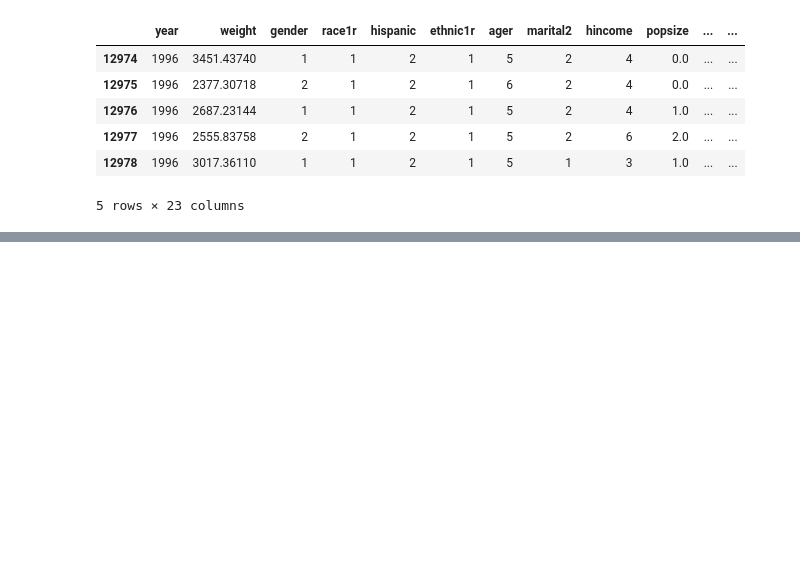
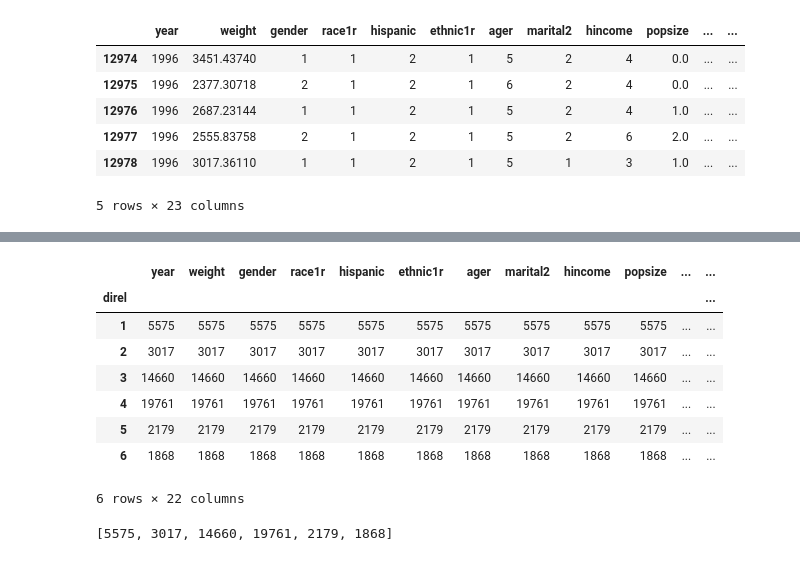
Before and after one commit to SyFlores/Crime_Victimization_and_the_Stock_Market, a Jupyter notebook: Analysis/Clean.ipynb, the cells around one changed output, grey strips where cells are left out. Drawn from its saved outputs; the diff is of its cells as text; code cells hidden in the pictures; blank space fills up the shorter version.

```diff
--- a/Analysis/Clean.ipynb
+++ b/Analysis/Clean.ipynb
@@ -30,0 +61,20 @@ df.head()
+# %%
+relation = df.groupby("direl")
+relation_group = relation.count()
+relation_group
+# %% [output]
+|  | year | weight | gender | race1r | hispanic | ethnic1r | ager | marital2 | hincome | popsize | ... | ... |
+| direl |  |  |  |  |  |  |  |  |  |  |  | ... |
+| 1 | 5575 | 5575 | 5575 | 5575 | 5575 | 5575 | 5575 | 5575 | 5575 | 5575 | ... | ... |
+| 2 | 3017 | 3017 | 3017 | 3017 | 3017 | 3017 | 3017 | 3017 | 3017 | 3017 | ... | ... |
+| 3 | 14660 | 14660 | 14660 | 14660 | 14660 | 14660 | 14660 | 14660 | 14660 | 14660 | ... | ... |
+| 4 | 19761 | 19761 | 19761 | 19761 | 19761 | 19761 | 19761 | 19761 | 19761 | 19761 | ... | ... |
+| 5 | 2179 | 2179 | 2179 | 2179 | 2179 | 2179 | 2179 | 2179 | 2179 | 2179 | ... | ... |
+| 6 | 1868 | 1868 | 1868 | 1868 | 1868 | 1868 | 1868 | 1868 | 1868 | 1868 | ... | ... |
+6 rows × 22 columns
+# %%
+r_label = ["Intimates","Other relatives","Well-known/casual acquaintances","Stranger","Do not know relationship","Do not know number of offenders"]
+relation_count = relation_group["year"].tolist()
+relation_count
+# %% [output]
+[5575, 3017, 14660, 19761, 2179, 1868]
```
Also changed, not shown: parts of 7 cells of this notebook.
